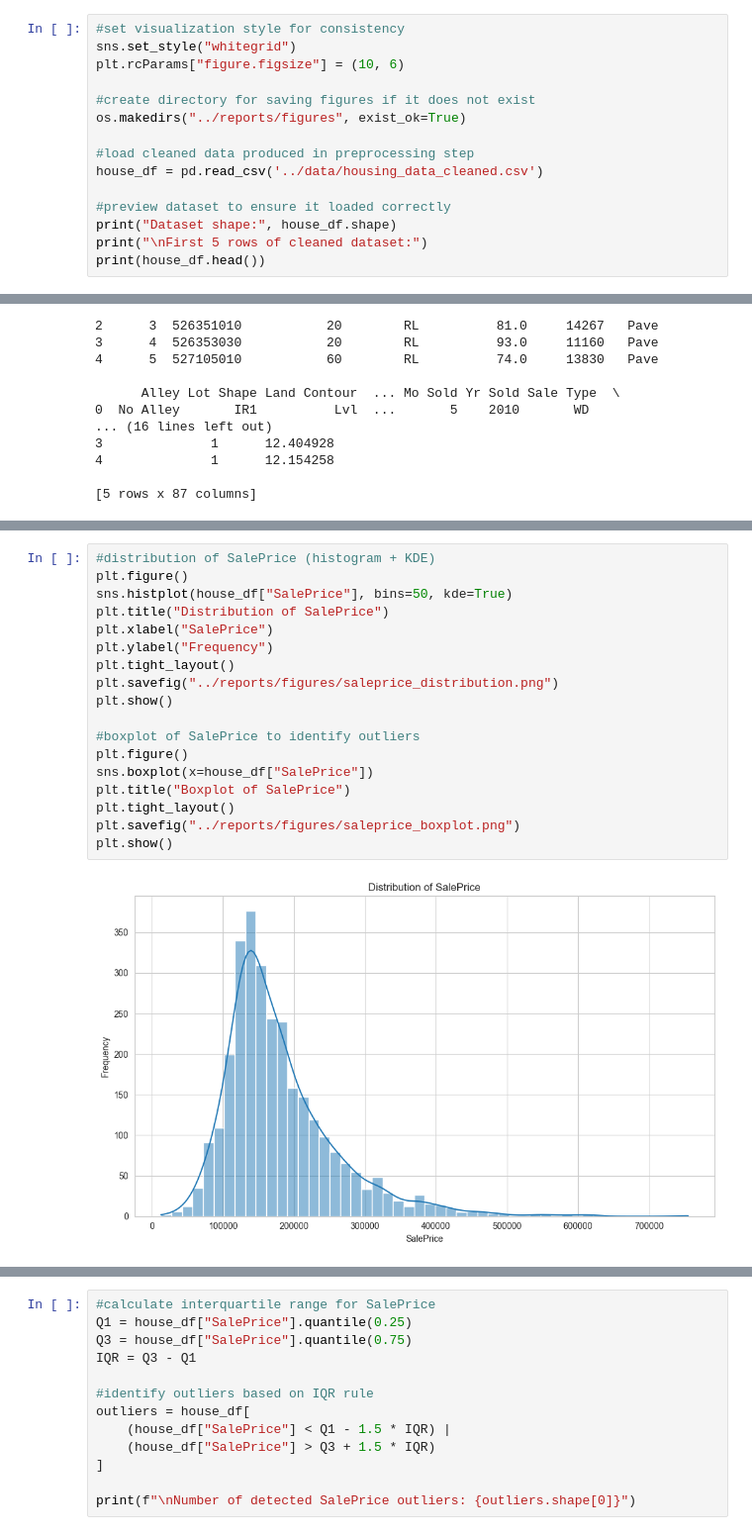
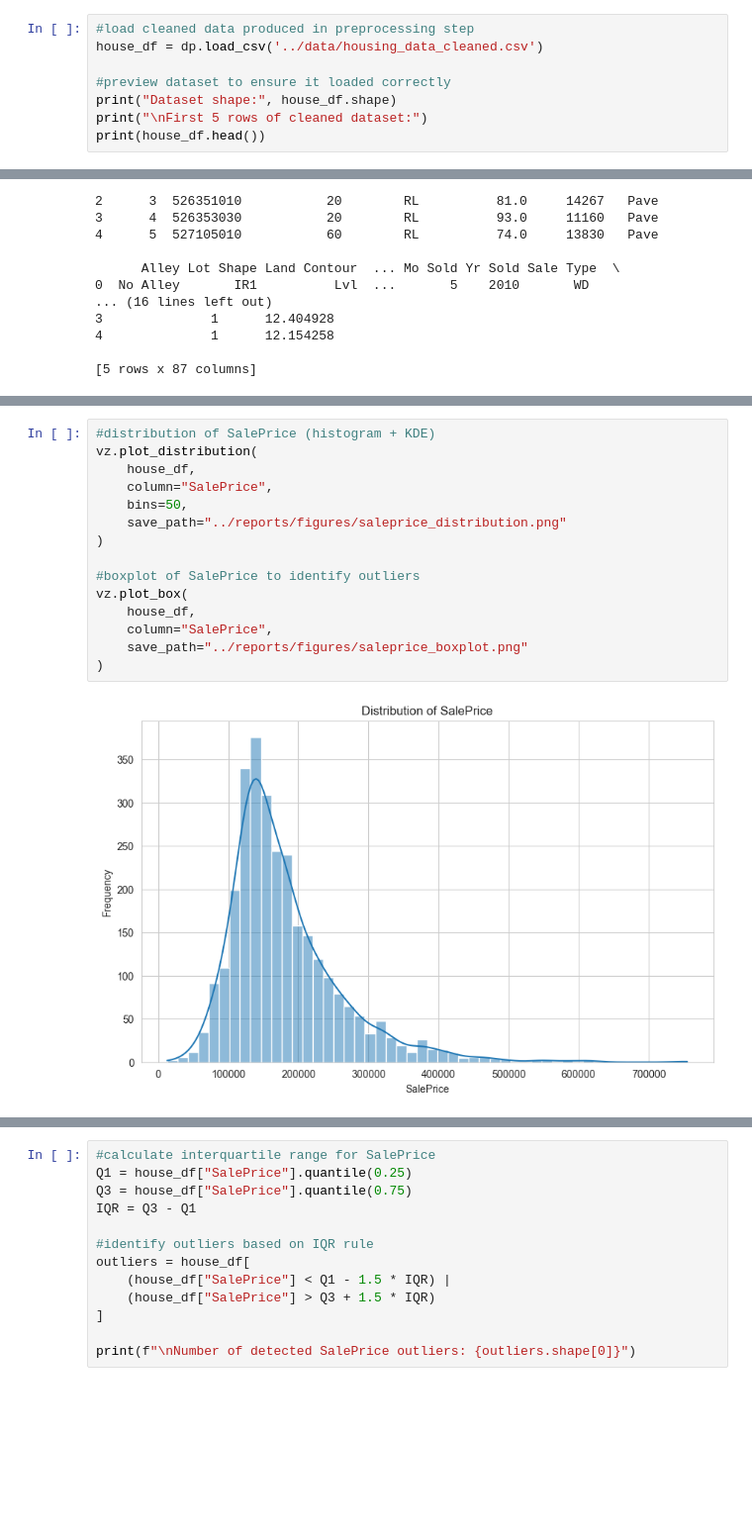
Before and after one commit to LizaGiorgobiani/House-Price-Prediction, a Jupyter notebook: notebooks/03_eda_visualization.ipynb, the cells around one changed output, grey strips where cells are left out. Shown at 99% size. Cells and saved outputs as stored; diff of their text form; blank space fills up the shorter version.

```diff
--- a/notebooks/03_eda_visualization.ipynb
+++ b/notebooks/03_eda_visualization.ipynb
@@ -7,13 +22,6 @@ import os
 # %%
-#set visualization style for consistency
-sns.set_style("whitegrid")
-plt.rcParams["figure.figsize"] = (10, 6)
-
-#create directory for saving figures if it does not exist
-os.makedirs("../reports/figures", exist_ok=True)
-
 #load cleaned data produced in preprocessing step
-house_df = pd.read_csv('../data/housing_data_cleaned.csv')
+house_df = dp.load_csv('../data/housing_data_cleaned.csv')
 
 #preview dataset to ensure it loaded correctly
 print("Dataset shape:", house_df.shape)
@@ -65,20 +67,17 @@ max         1.000000      13.534474
 # %%
 #distribution of SalePrice (histogram + KDE)
-plt.figure()
-sns.histplot(house_df["SalePrice"], bins=50, kde=True)
-plt.title("Distribution of SalePrice")
-plt.xlabel("SalePrice")
-plt.ylabel("Frequency")
-plt.tight_layout()
-plt.savefig("../reports/figures/saleprice_distribution.png")
-plt.show()
+vz.plot_distribution(
+    house_df,
+    column="SalePrice",
+    bins=50,
+    save_path="../reports/figures/saleprice_distribution.png"
+)
 
 #boxplot of SalePrice to identify outliers
-plt.figure()
-sns.boxplot(x=house_df["SalePrice"])
-plt.title("Boxplot of SalePrice")
-plt.tight_layout()
-plt.savefig("../reports/figures/saleprice_boxplot.png")
-plt.show()
+vz.plot_box(
+    house_df,
+    column="SalePrice",
+    save_path="../reports/figures/saleprice_boxplot.png"
+)
 # %% [output]
-[figure, old version]
+[figure, new version]
```
Also changed, not shown: parts of 11 cells of this notebook, 17 other files.
